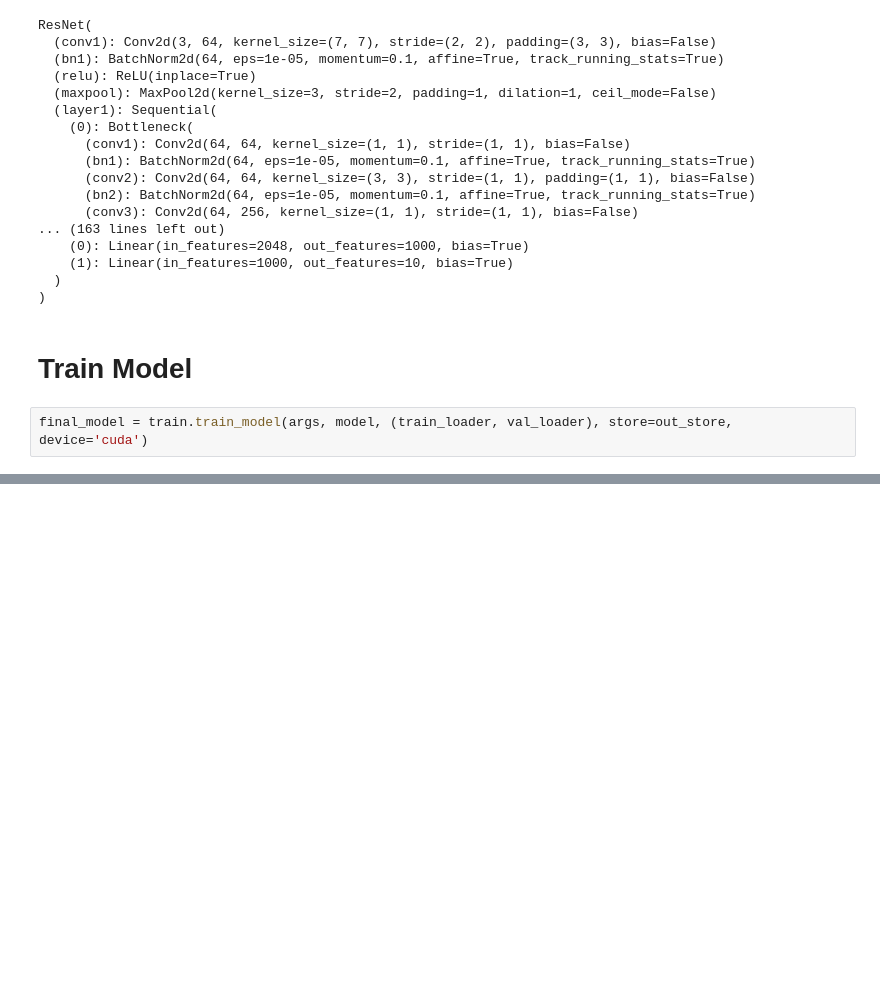
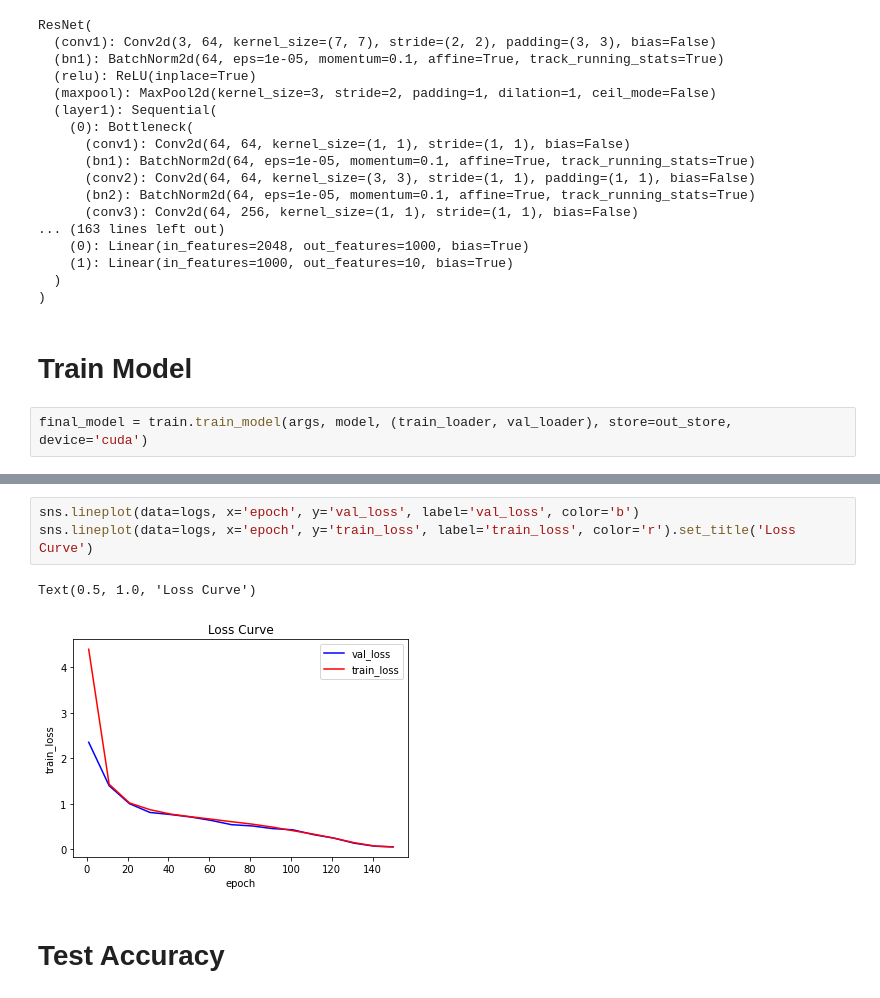
Before and after one commit to pstefanou12/delphi.ai, a Jupyter notebook: notebooks/cifar-10/Resnet-50.ipynb, the cells around one changed output, grey strips where cells are left out. Cells and saved outputs as stored; diff of their text form; blank space fills up the shorter version.

```diff
--- a/notebooks/cifar-10/Resnet-50.ipynb
+++ b/notebooks/cifar-10/Resnet-50.ipynb
@@ -141,0 +151,8 @@ logs = reader.df('logs')
+# %%
+sns.lineplot(data=logs, x='epoch', y='val_loss', label='val_loss', color='b')
+sns.lineplot(data=logs, x='epoch', y='train_loss', label='train_loss', color='r').set_title('Loss Curve')
+# %% [output]
+Text(0.5, 1.0, 'Loss Curve')
+[figure, added]
+# %% [markdown]
+# Test Accuracy
```
Also changed, not shown: parts of 6 cells of this notebook, 15 other files.
